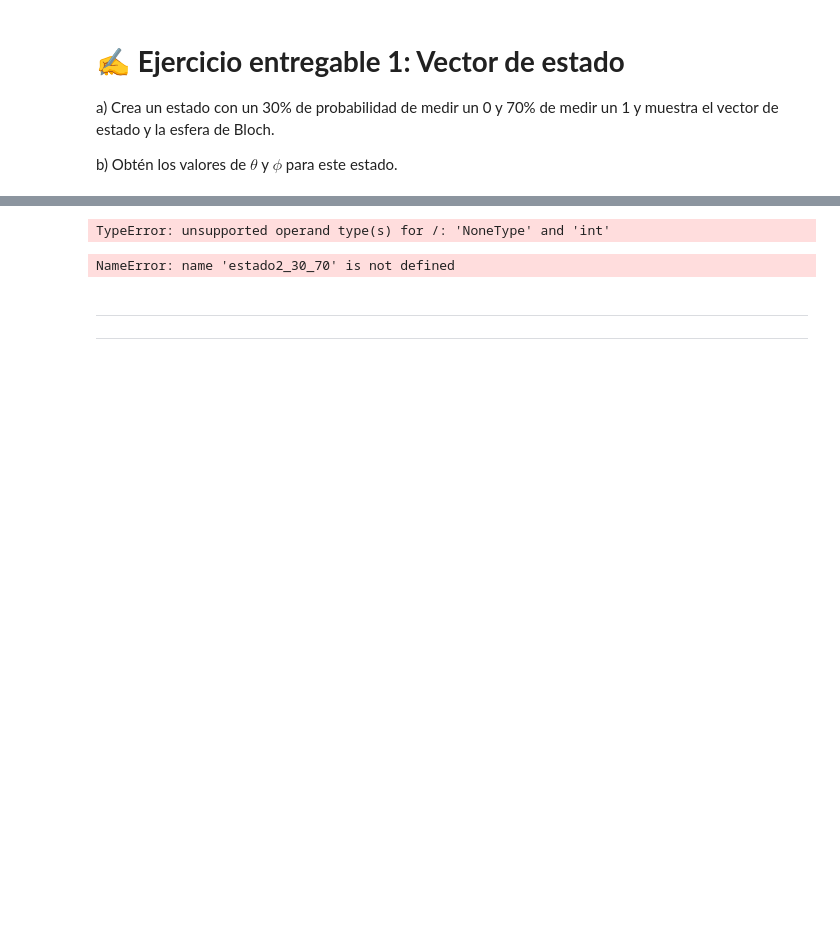
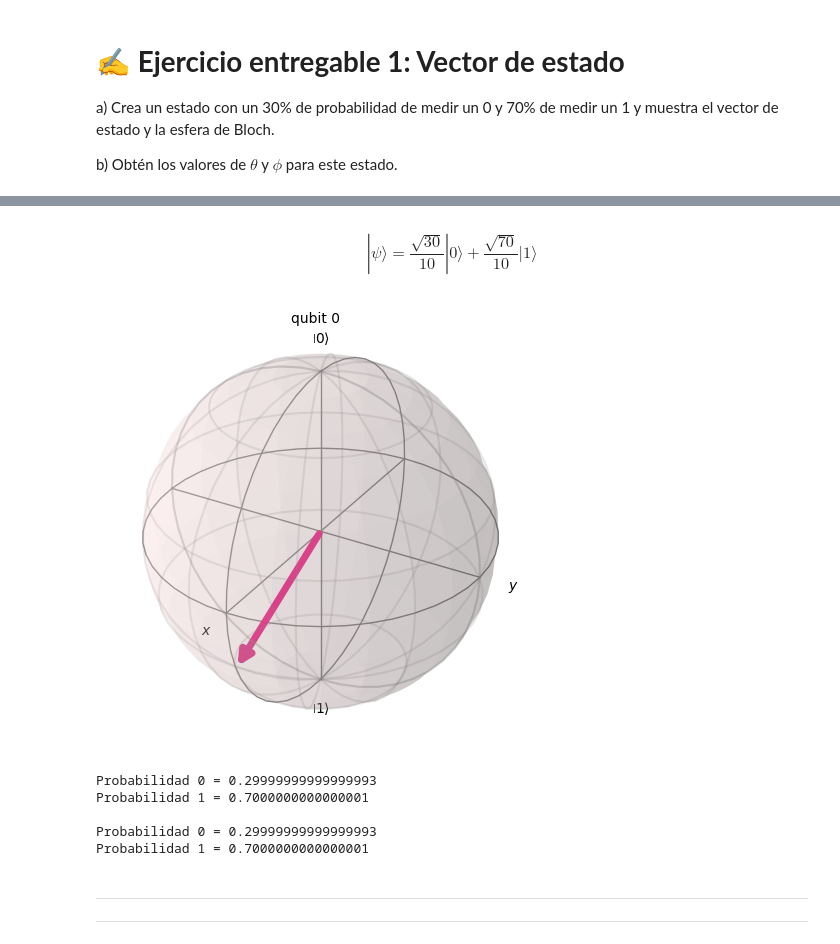
Before and after one commit to mateofra/CUANTICA, a Jupyter notebook: 02. Bits y Cúbits.ipynb, the cells around one changed output, grey strips where cells are left out. Drawn from its saved outputs; the diff is of its cells as text; code cells hidden in the pictures; blank space fills up the shorter version.

```diff
--- a/02. Bits y Cúbits.ipynb
+++ b/02. Bits y Cúbits.ipynb
@@ -437,16 +436,17 @@ StopIteration:
 # %%
 # Apartado b
 from math import acos,cos,sin,e,pi
-theta = None # @param {type:"raw"}
-phi = None # @param {type:"raw"}
+theta = 2*acos(sqrt(0.3)) # @param {type:"raw"}
+phi = 0 # @param {type:"raw"}
 
 # Para verificar que va bien,
 # crea el estado a partir de los ángulos
 # y comprueba que es el mismo de antes
 estado2_30_70 = Statevector([cos(theta/2), e**(1j*phi)*sin(theta/2)])
 muestra_estado(estado2_30_70)
 # %% [output]
-TypeError: unsupported operand type(s) for /: 'NoneType' and 'int'
+$$|𝜓\rangle = \frac{\sqrt{30}}{10} |0\rangle+\frac{\sqrt{70}}{10} |1\rangle$$
+[figure, added]
 # %%
 # Comprobamos el resultado calculando las probabilidades (probar a cambiar el valor de phi)
 a0 = estado2_30_70.data[0]
@@ -459,7 +459,11 @@ print(f"Probabilidad 0 = {p0}\nProbabilidad 1 = {p1}\n")
 p = estado2_30_70.probabilities()
 print(f"Probabilidad 0 = {p[0]}\nProbabilidad 1 = {p[1]}")
 # %% [output]
-NameError: name 'estado2_30_70' is not defined
+Probabilidad 0 = 0.29999999999999993
+Probabilidad 1 = 0.7000000000000001
+
+Probabilidad 0 = 0.29999999999999993
+Probabilidad 1 = 0.7000000000000001
 # %% [markdown]
 
 
```
Also changed, not shown: parts of 22 cells of this notebook.
